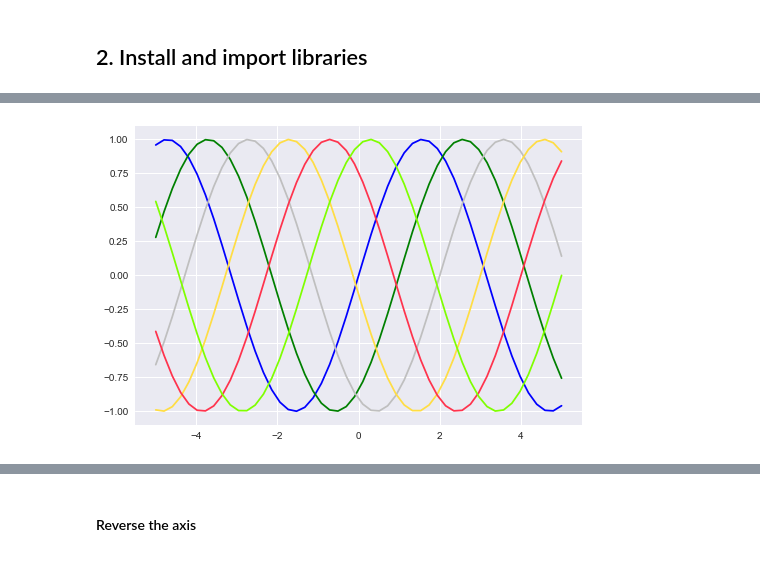
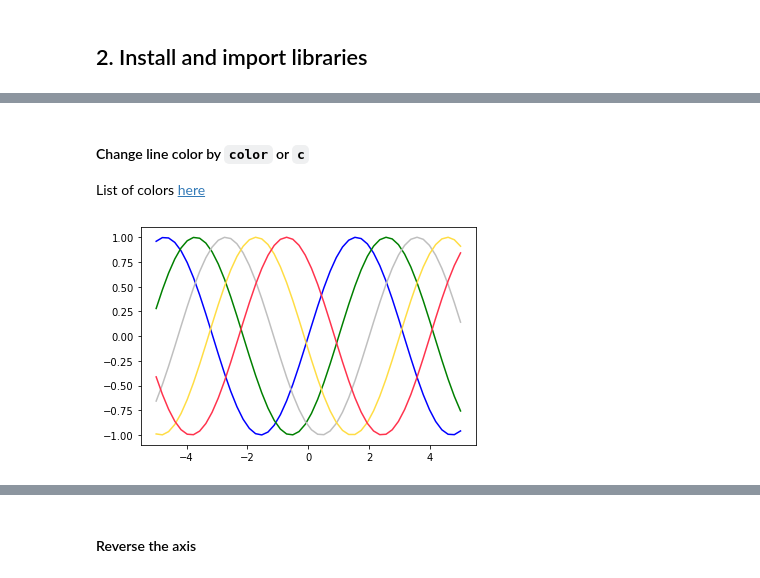
Before and after one commit to MinhHuuNguyen/mci-python, a Jupyter notebook: python/lectures/7_matplotlib_seaborn_intro.ipynb, the cells around one changed output, grey strips where cells are left out. Cells and saved outputs as stored; diff of their text form; code cells hidden in the pictures.

Commit message:
Finish matplotlib

```diff
--- a/python/lectures/7_matplotlib_seaborn_intro.ipynb
+++ b/python/lectures/7_matplotlib_seaborn_intro.ipynb
@@ -51,3 +16,0 @@ x = np.linspace(-5, 5, 50)
-# %%
-# Using grid in plot
-plt.style.use('seaborn')
@@ -83,9 +107,13 @@ plt.plot(x, np.cos(x))
+# %% [markdown]
+#### Change line color by `color` or `c`
+List of colors [here](https://matplotlib.org/stable/tutorials/colors/colors.html)
 # %%
+# Using `color`
 plt.plot(x, np.sin(x - 0), color='blue')        # Color by name
-plt.plot(x, np.sin(x - 1), color='g')           # Color by
+plt.plot(x, np.sin(x - 1), color='g')           # Color by shortname
 plt.plot(x, np.sin(x - 2), color='0.75')        # Grayscale between 0 and 1
 plt.plot(x, np.sin(x - 3), color='#FFDD44')     # Hex code (RRGGBB from 00 to FF)
 plt.plot(x, np.sin(x - 4), color=(1.0,0.2,0.3)) # RGB tuple, values 0 to 1
-plt.plot(x, np.sin(x - 5), color='chartreuse'); # all HTML color names supported
+plt.show()
 # %% [output]
-[figure, old version]
+[figure, new version]
```
Also changed, not shown: parts of 129 cells of this notebook, 1 other file.
